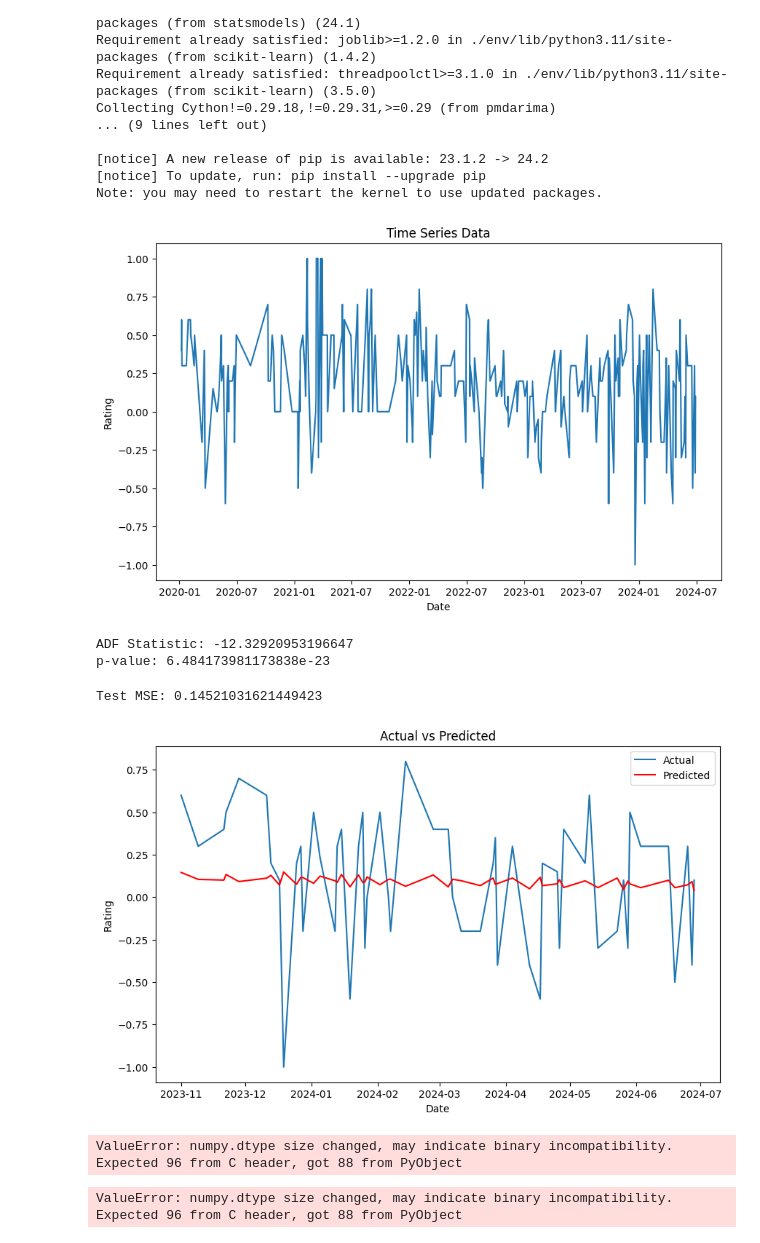
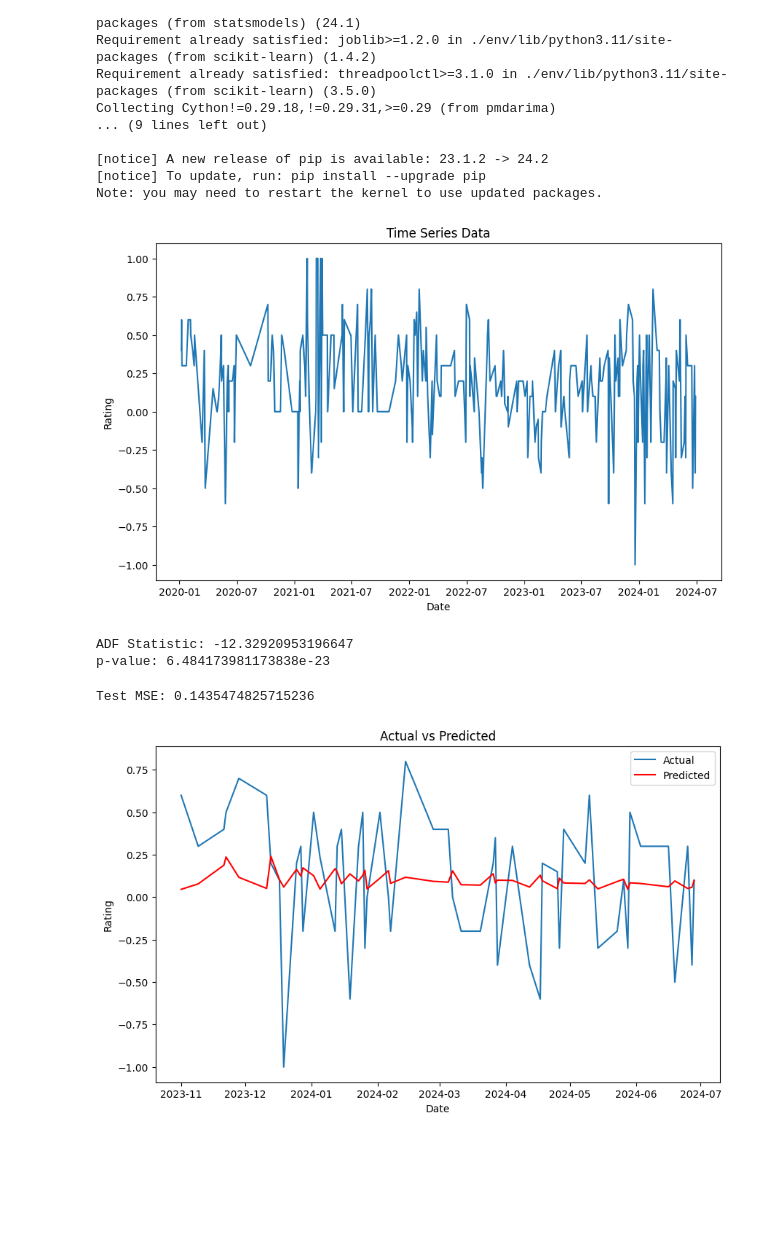
Before and after one commit to loowenwen/jtc-market-sentiments, a Jupyter notebook: market_sentiments.ipynb, the cells around one changed output. Drawn from its saved outputs; the diff is of its cells as text; code cells hidden in the pictures; blank space fills up the shorter version.

```diff
--- a/market_sentiments.ipynb
+++ b/market_sentiments.ipynb
@@ -139,105 +139,33 @@ plt.show()
 train_size = int(len(data_day) * 0.8)
 train, test = data_day[:train_size], data_day[train_size:]
 
 result = adfuller(train['Rating 1'])
 print('ADF Statistic:', result[0])
 print('p-value:', result[1])
 
 if result[1] > 0.05:
     train = train.diff().dropna()
 
-p, d, q = 5, 2, 5  # parameters
+p, d, q = 10, 2, 5  # parameters
 model = ARIMA(train, order=(p, d, q))
 model_fit = model.fit()
 
 predictions = model_fit.forecast(steps=len(test))
 
 error = mean_squared_error(test['Rating 1'], predictions)
 print('Test MSE:', error)
 
 plt.figure(figsize=(10, 6))
 plt.plot(test.index, test['Rating 1'], label='Actual')
 plt.plot(test.index, predictions, label='Predicted', color='red')
 plt.title('Actual vs Predicted')
 plt.xlabel('Date')
 plt.ylabel('Rating')
 plt.legend()
 plt.show()
 # %% [output]
 [figure]
 ADF Statistic: -12.32920953196647
 p-value: 6.484173981173838e-23
-Test MSE: 0.14521031621449423
+Test MSE: 0.1435474825715236
-[figure, old version]
+[figure, new version]
-# %%
-import numpy as np
-import pandas as pd
-import matplotlib.pyplot as plt
-from statsmodels.tsa.stattools import adfuller, acf, pacf
-from statsmodels.graphics.tsaplots import plot_acf, plot_pacf
-from statsmodels.tsa.arima.model import ARIMA
-from pmdarima import auto_arima
-
-result = adfuller(data['your_column'])
-print('ADF Statistic: %f' % result[0])
-print('p-value: %f' % result[1])
-
-plt.figure(figsize=(12, 6))
-plt.subplot(121)
-plot_acf(data['your_column'], ax=plt.gca(), lags=20)
-plt.subplot(122)
-plot_pacf(data['your_column'], ax=plt.gca(), lags=20)
-plt.show()
-
-model = auto_arima(data['your_column'], start_p=1, start_q=1,
-                   test='adf',       # use adftest to find optimal 'd'
-                   max_p=3, max_q=3, # maximum p and q
-                   m=1,              # frequency of series
-                   d=None,           # let model determine 'd'
-                   seasonal=False,   # no Seasonality
-                   start_P=0,
-                   D=0,
-                   trace=True,
-                   error_action='ignore',
-                   suppress_warnings=True,
-                   stepwise=True)
-
-print(model.summary())
-# %% [output]
-ValueError: numpy.dtype size changed, may indicate binary incompatibility. Expected 96 from C header, got 88 from PyObject
-# %%
-import numpy as np
-import pandas as pd
-import matplotlib.pyplot as plt
-from statsmodels.tsa.stattools import adfuller, acf, pacf
-from statsmodels.graphics.tsaplots import plot_acf, plot_pacf
-from statsmodels.tsa.arima.model import ARIMA
-from pmdarima import auto_arima
-
-result = adfuller(data['your_column'])
-print('ADF Statistic: %f' % result[0])
-print('p-value: %f' % result[1])
-
-plt.figure(figsize=(12, 6))
-plt.subplot(121)
-plot_acf(data['your_column'], ax=plt.gca(), lags=20)
-plt.subplot(122)
-plot_pacf(data['your_column'], ax=plt.gca(), lags=20)
-plt.show()
-
-model = auto_arima(data['your_column'], start_p=1, start_q=1,
-                   test='adf',       # use adftest to find optimal 'd'
-                   max_p=3, max_q=3, # maximum p and q
-                   m=1,              # frequency of series
-                   d=None,           # let model determine 'd'
-                   seasonal=False,   # no Seasonality
-                   start_P=0,
-                   D=0,
-                   trace=True,
-                   error_action='ignore',
-                   suppress_warnings=True,
-                   stepwise=True)
-
-print(model.summary())
-# %% [output]
-ValueError: numpy.dtype size changed, may indicate binary incompatibility. Expected 96 from C header, got 88 from PyObject
```
Also changed, not shown: parts of 6 cells of this notebook, 2 other files.
